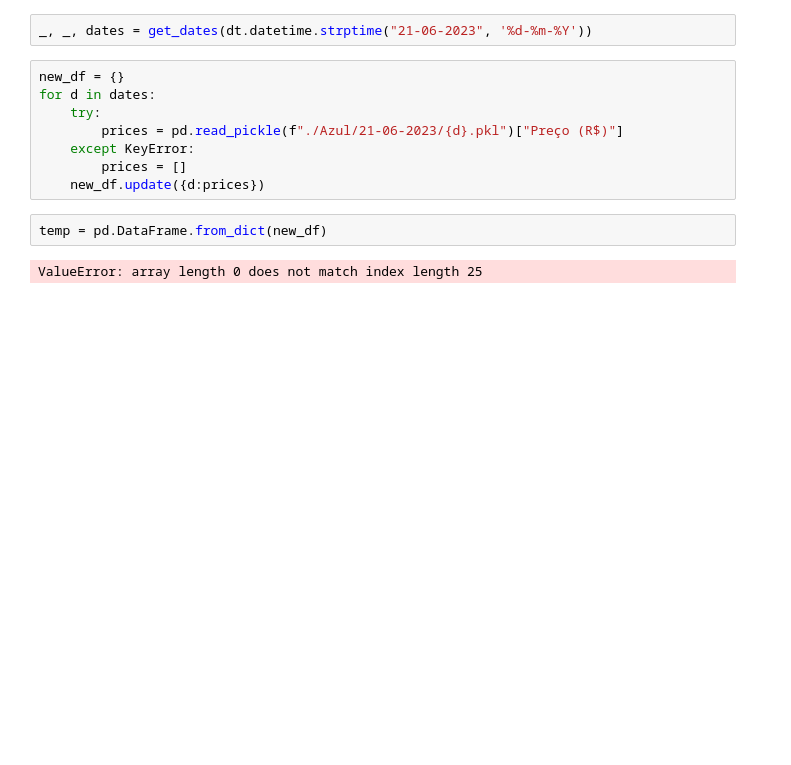
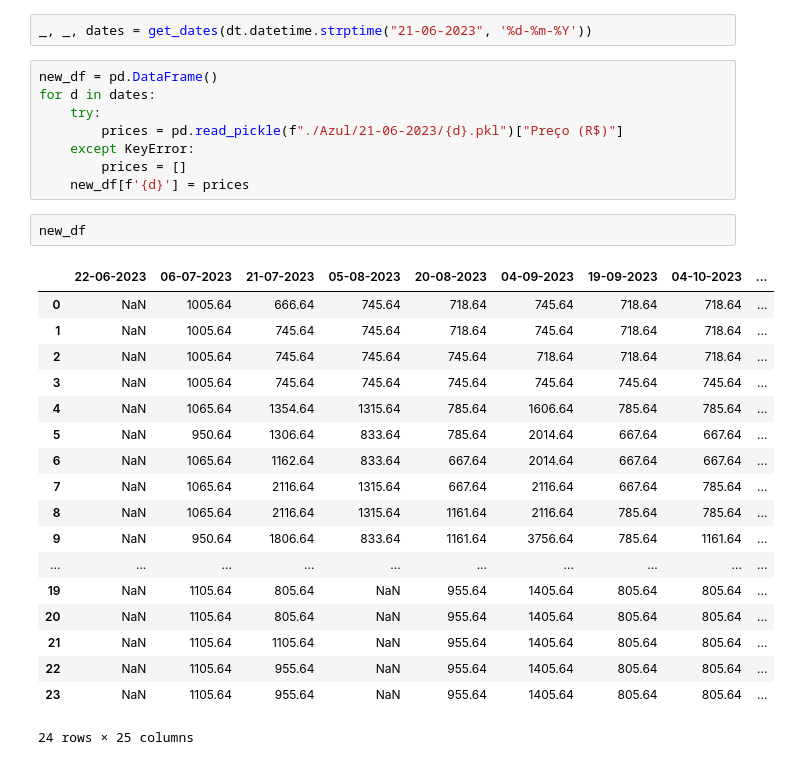
Before and after one commit to matheusgirola/WebScrapping-Passagens, a Jupyter notebook: Price_Analysis.ipynb, the cells around one changed output. Cells and saved outputs as stored; diff of their text form; blank space fills up the shorter version.

```diff
--- a/Price_Analysis.ipynb
+++ b/Price_Analysis.ipynb
@@ -22,15 +24,32 @@ def get_dates(today = dt.datetime.today()):
 # %%
 _, _, dates = get_dates(dt.datetime.strptime("21-06-2023", '%d-%m-%Y'))
 # %%
-new_df = {}
+new_df = pd.DataFrame()
 for d in dates:
     try:
         prices = pd.read_pickle(f"./Azul/21-06-2023/{d}.pkl")["Preço (R$)"]
     except KeyError:
         prices = []
-    new_df.update({d:prices})
+    new_df[f'{d}'] = prices
 # %%
-temp = pd.DataFrame.from_dict(new_df)
+new_df
 # %% [output]
+|  | 22-06-2023 | 06-07-2023 | 21-07-2023 | 05-08-2023 | 20-08-2023 | 04-09-2023 | 19-09-2023 | 04-10-2023 | ... |
+| 0 | NaN | 1005.64 | 666.64 | 745.64 | 718.64 | 745.64 | 718.64 | 718.64 | ... |
+| 1 | NaN | 1005.64 | 745.64 | 745.64 | 718.64 | 745.64 | 718.64 | 718.64 | ... |
+| 2 | NaN | 1005.64 | 745.64 | 745.64 | 745.64 | 718.64 | 718.64 | 718.64 | ... |
+| 3 | NaN | 1005.64 | 745.64 | 745.64 | 745.64 | 745.64 | 745.64 | 745.64 | ... |
+| 4 | NaN | 1065.64 | 1354.64 | 1315.64 | 785.64 | 1606.64 | 785.64 | 785.64 | ... |
+| 5 | NaN | 950.64 | 1306.64 | 833.64 | 785.64 | 2014.64 | 667.64 | 667.64 | ... |
+| 6 | NaN | 1065.64 | 1162.64 | 833.64 | 667.64 | 2014.64 | 667.64 | 667.64 | ... |
+| 7 | NaN | 1065.64 | 2116.64 | 1315.64 | 667.64 | 2116.64 | 667.64 | 785.64 | ... |
+| 8 | NaN | 1065.64 | 2116.64 | 1315.64 | 1161.64 | 2116.64 | 785.64 | 785.64 | ... |
+| 9 | NaN | 950.64 | 1806.64 | 833.64 | 1161.64 | 3756.64 | 785.64 | 1161.64 | ... |
+| ... | ... | ... | ... | ... | ... | ... | ... | ... | ... |
+| 19 | NaN | 1105.64 | 805.64 | NaN | 955.64 | 1405.64 | 805.64 | 805.64 | ... |
+| 20 | NaN | 1105.64 | 805.64 | NaN | 955.64 | 1405.64 | 805.64 | 805.64 | ... |
+| 21 | NaN | 1105.64 | 1105.64 | NaN | 955.64 | 1405.64 | 805.64 | 805.64 | ... |
+| 22 | NaN | 1105.64 | 955.64 | NaN | 955.64 | 1405.64 | 805.64 | 805.64 | ... |
+| 23 | NaN | 1105.64 | 955.64 | NaN | 955.64 | 1405.64 | 805.64 | 805.64 | ... |
-ValueError: array length 0 does not match index length 25
+24 rows × 25 columns
 # %%
```
Also changed, not shown: parts of 15 cells of this notebook, 2 other files.
